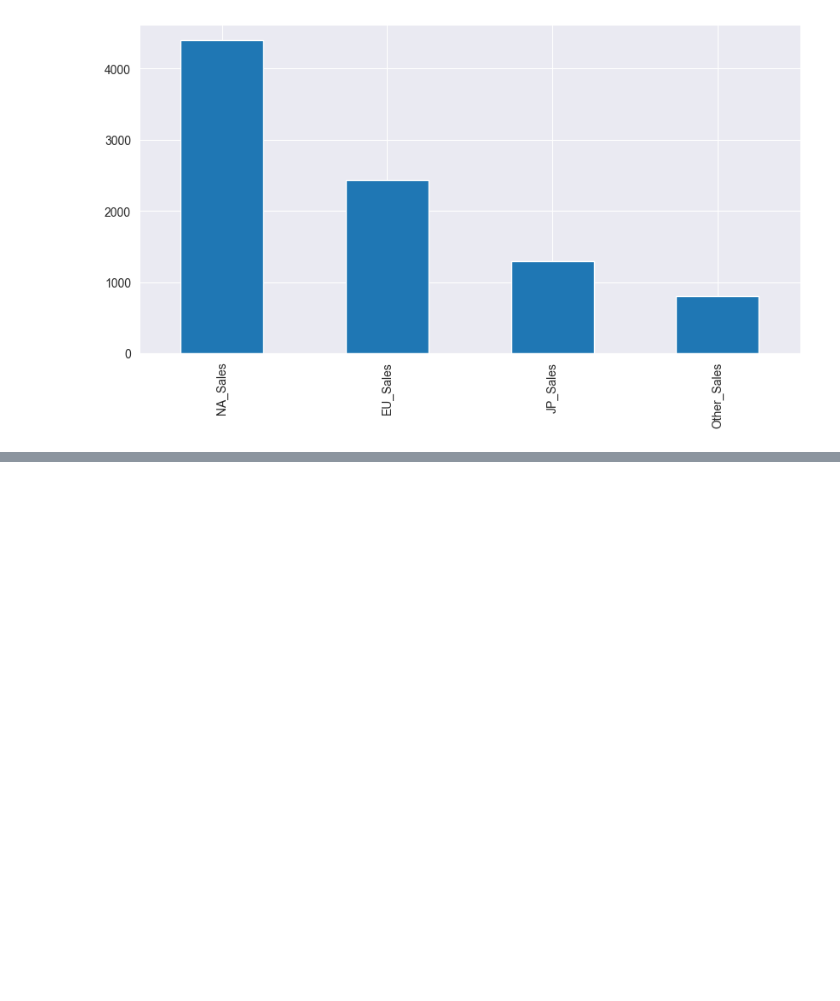
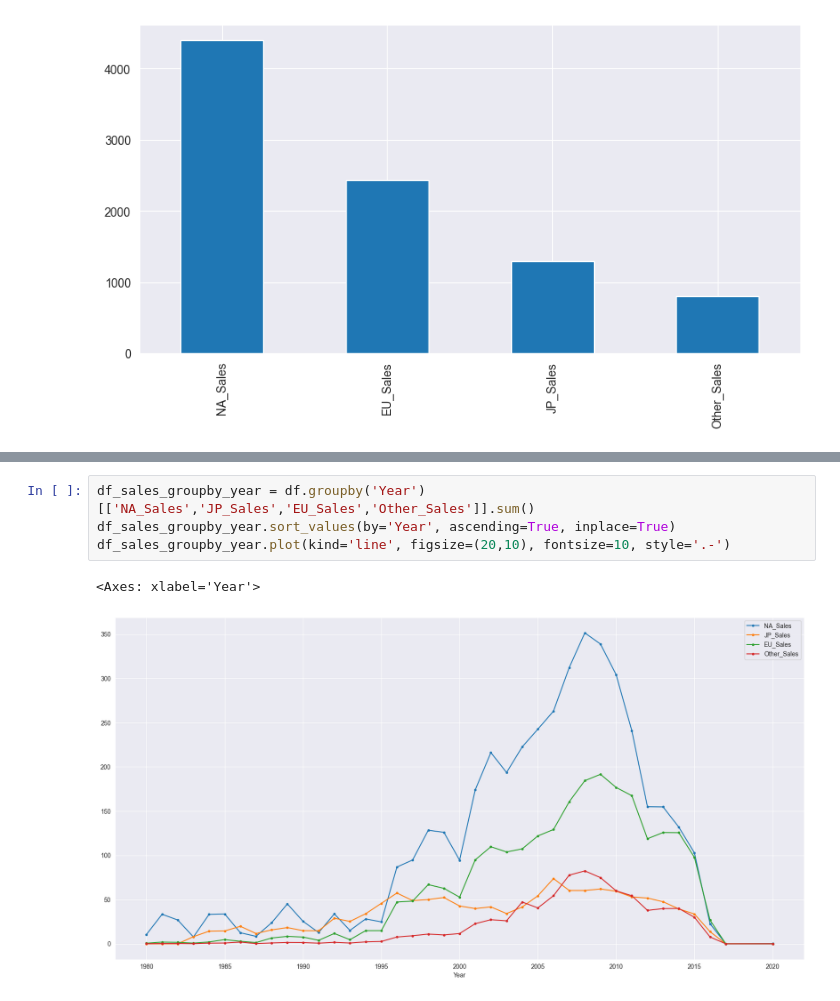
Before and after one commit to ThanyabunPh/wu-python-workshop, a Jupyter notebook: notebook_day2.ipynb, the cells around one changed output, grey strips where cells are left out. Drawn from its saved outputs; the diff is of its cells as text; blank space fills up the shorter version.

```diff
--- a/notebook_day2.ipynb
+++ b/notebook_day2.ipynb
@@ -235,0 +256,7 @@ df_sales_groupby_publisher.head(20).plot(kind='bar', figsize=(20,10), fontsize=1
+# %%
+df_sales_groupby_year = df.groupby('Year')[['NA_Sales','JP_Sales','EU_Sales','Other_Sales']].sum()
+df_sales_groupby_year.sort_values(by='Year', ascending=True, inplace=True)
+df_sales_groupby_year.plot(kind='line', figsize=(20,10), fontsize=10, style='.-')
+# %% [output]
+<Axes: xlabel='Year'>
+[figure, added]
```
Also changed, not shown: parts of 9 cells of this notebook.
